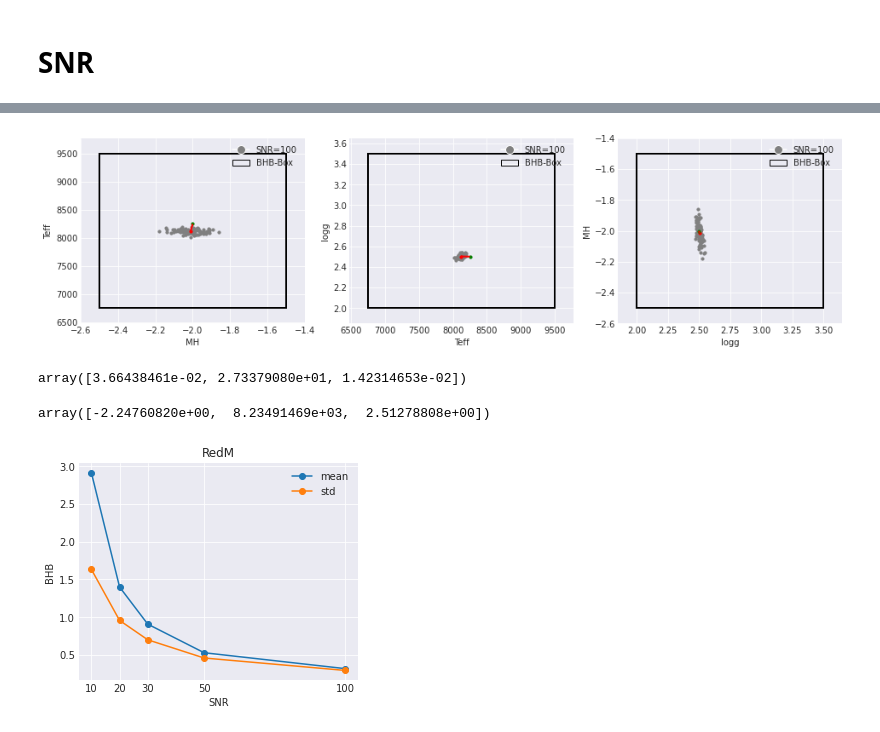
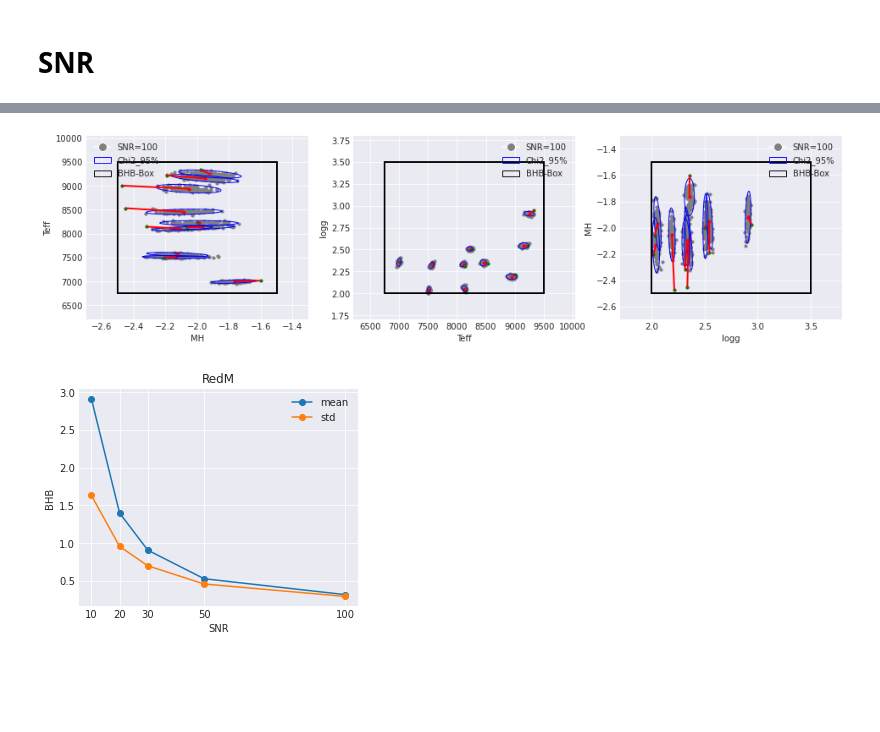
Before and after one commit to ViskaWei/LV, a Jupyter notebook: nb/dnn.ipynb, the cells around one changed output, grey strips where cells are left out. Cells and saved outputs as stored; diff of their text form; code cells hidden in the pictures; blank space fills up the shorter version.

```diff
--- a/nb/dnn.ipynb
+++ b/nb/dnn.ipynb
@@ -146,15 +98,8 @@ d.plot_box_R0_R1(R0,R0, fns, n_box=0.2)
-# %%
-d.plot_box_R0_R1(R0,R0, fns, n_box=0.1)
-# %% [output]
-[figure, removed]
-# %%
-preds.std(0)
-# %% [output]
-array([3.66438461e-02, 2.73379080e+01, 1.42314653e-02])
-# %%
-preds.mean(0)
-# %% [output]
-array([-2.24760820e+00,  8.23491469e+03,  2.51278808e+00])
+# %%
+R0,snr,N = "B", 100, 10
+d.eval_snr(R0, snr, N)
+# %% [output]
+[figure, added]
 # %%
 dStats = ddp.prepare_snr_flux(R0, plot=1)
 # %% [output]
```
Also changed, not shown: parts of 20 cells of this notebook, 4 other files.
